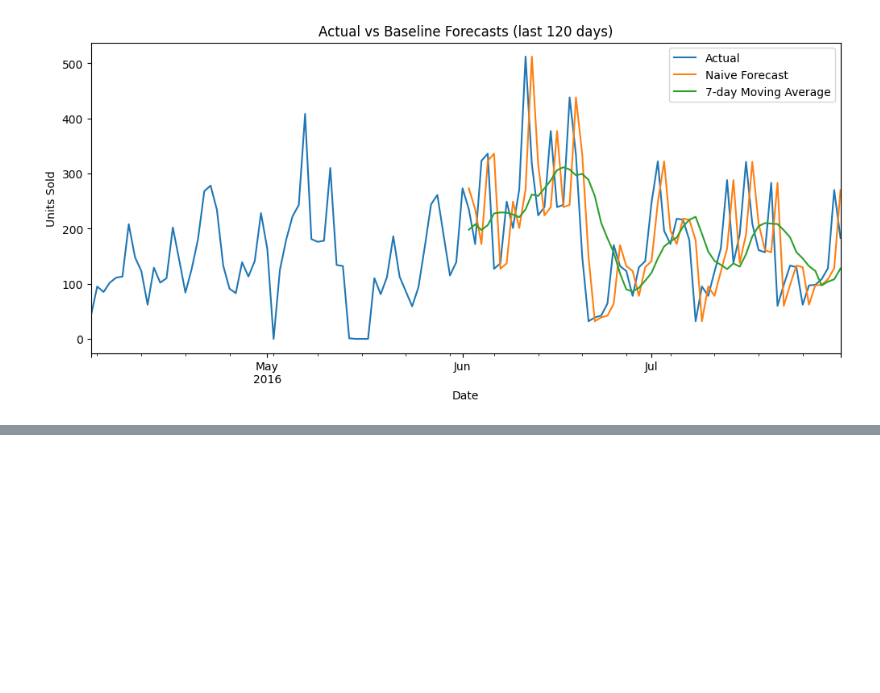
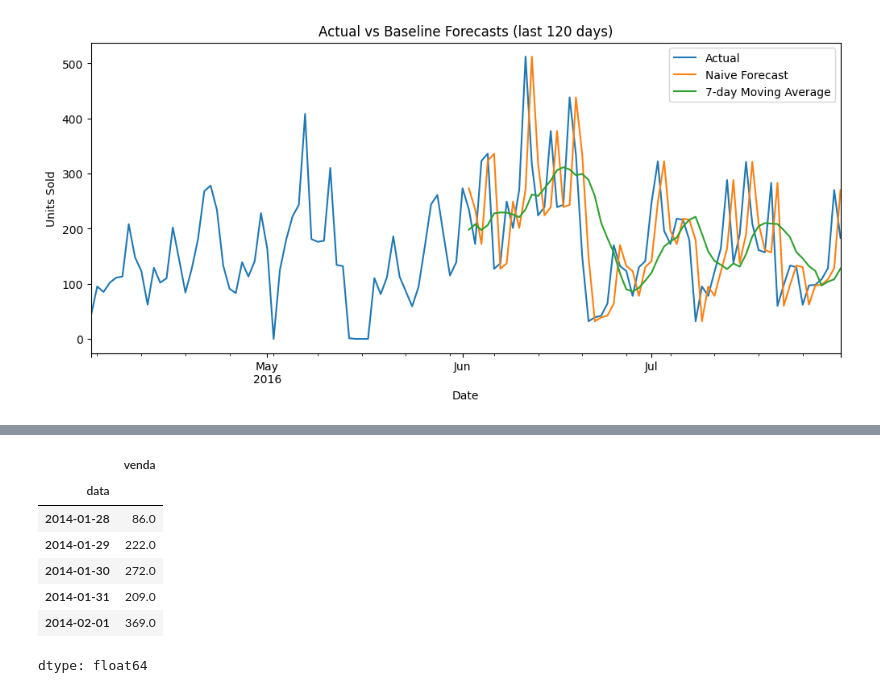
Before and after one commit to MiltosTsir/supply-chain-analysis-portfolio, a Jupyter notebook: portfolio/01-demand-forecasting/notebooks/01_eda_forecasting.ipynb, the cells around one changed output, grey strips where cells are left out. Cells and saved outputs as stored; diff of their text form; code cells hidden in the pictures; blank space fills up the shorter version.

```diff
--- a/portfolio/01-demand-forecasting/notebooks/01_eda_forecasting.ipynb
+++ b/portfolio/01-demand-forecasting/notebooks/01_eda_forecasting.ipynb
@@ -156,0 +467,18 @@ MA(7)  MAPE: 77.34%
+# %%
+# --- Load processed data instead of raw ---
+PROCESSED_URL = "https://raw.githubusercontent.com/MiltosTsir/supply-chain-analysis-portfolio/main/portfolio/01-demand-forecasting/data/processed/cleaned_sales.csv"
+
+df = pd.read_csv(PROCESSED_URL, parse_dates=["data"])
+df = df.sort_values("data").reset_index(drop=True)
+
+ts = df.set_index("data")["venda"].asfreq("D").fillna(0)
+ts.head()
+# %% [output]
+|  | venda |
+| data |  |
+| 2014-01-28 | 86.0 |
+| 2014-01-29 | 222.0 |
+| 2014-01-30 | 272.0 |
+| 2014-01-31 | 209.0 |
+| 2014-02-01 | 369.0 |
+dtype: float64
```
Also changed, not shown: parts of 21 cells of this notebook.
